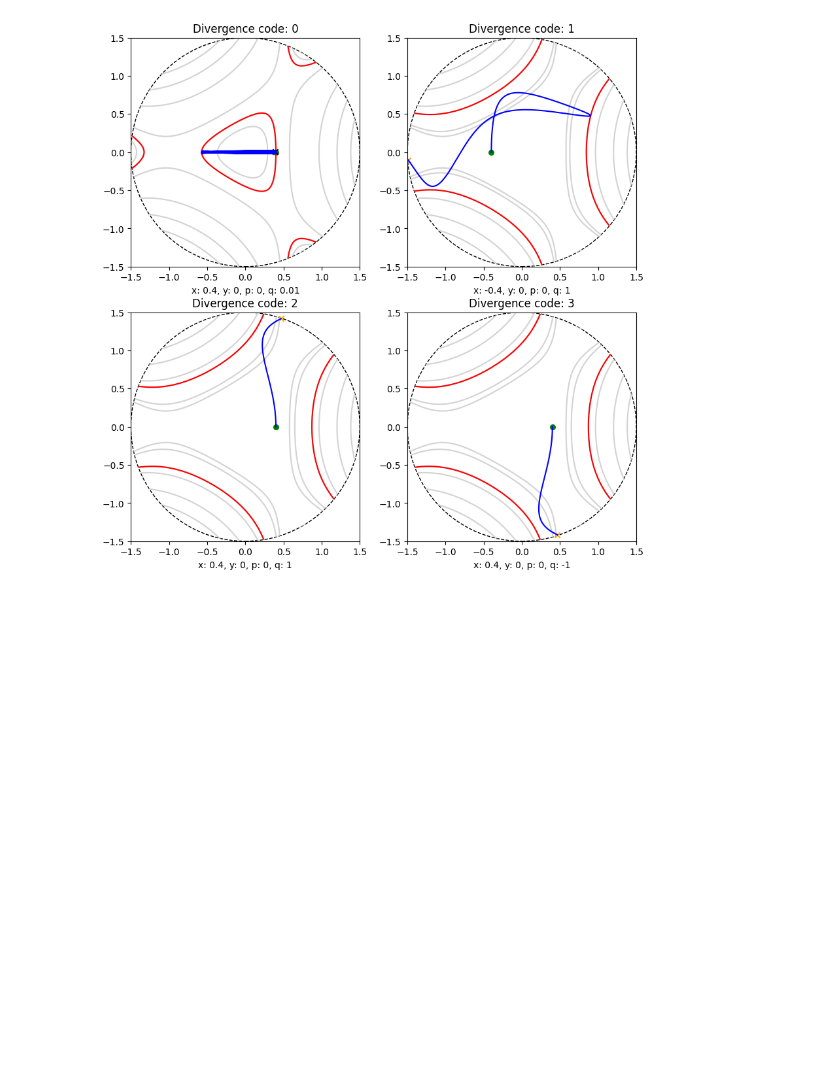
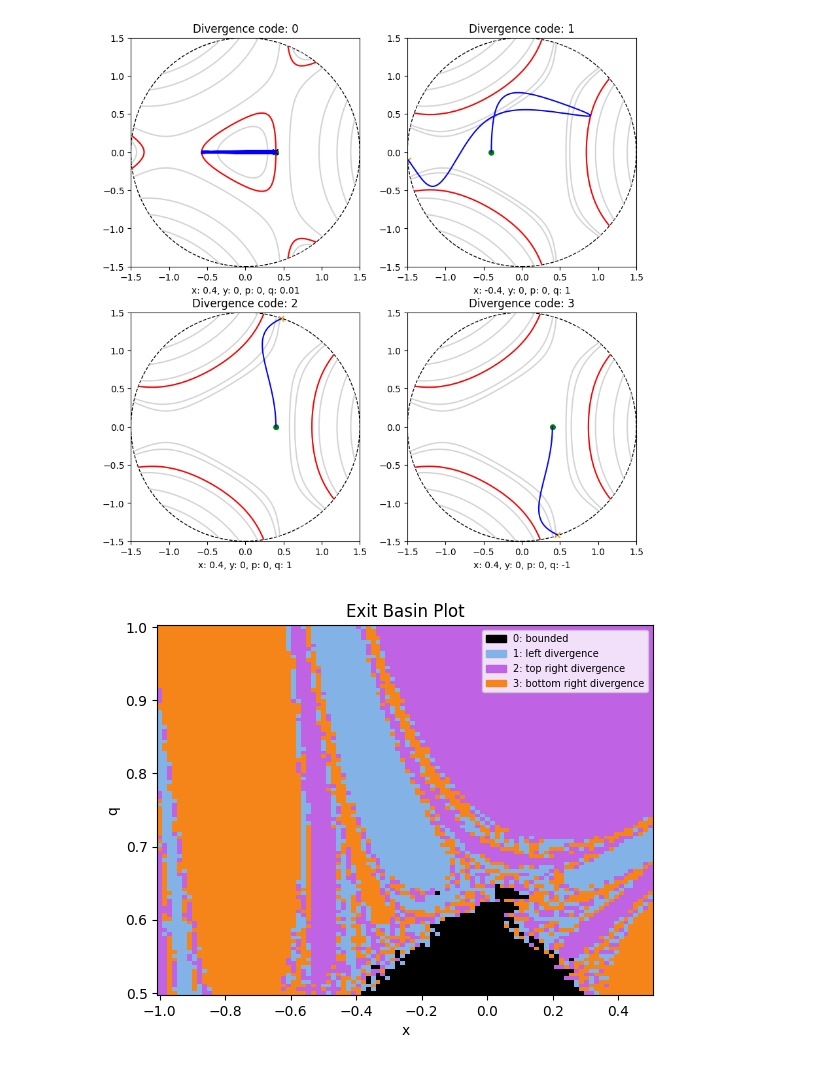
Before and after one commit to ProgramPhantom/MPS224-Scientific-Computing, a Jupyter notebook: Assignment 2/assignment2.ipynb, the cells around one changed output. Cells and saved outputs as stored; diff of their text form; code cells hidden in the pictures; blank space fills up the shorter version.

```diff
--- a/Assignment 2/assignment2.ipynb
+++ b/Assignment 2/assignment2.ipynb
@@ -827,38 +822,53 @@ show_trajectory_fancy_3(u0_3, ax=axes[1, 1], title=f"Divergence code: {category_
 [figure]
 # %%
 from matplotlib.colors import ListedColormap
+import matplotlib.patches as mpatches
 
-def create_divergence_map(n=50):
+
+def create_exit_basin_plot(n=100):
     xs = np.linspace(-1, 0.5, n)
     qs = np.linspace(0.5, 1, n)
 
     X, Q = np.meshgrid(xs, qs)
 
     C = np.empty_like(X, dtype=float)
 
     for i in range(n):
         for j in range(n):
             u0 = [X[i, j], 0, 0, Q[i, j]]
             C[i, j] = categorise_trajectory(u0)
 
 
     cmap = ListedColormap([
-        "black",   # 0
-        "blue",    # 1
-        "green",   # 2
-        "red"      # 3
+        "black",
+        "#82B2E6",
+        "#BF62E3",
+        "#F58518"
     ])
+    labels = [
+        "0: bounded",
+        "1: left divergence",
+        "2: top right divergence",
+        "3: bottom right divergence"
+    ]
+
+    # Create legend patches
+    patches = [
+        mpatches.Patch(color=cmap(i), label=labels[i])
+        for i in range(4)
+    ]
+
 
     plt.figure()
     plt.pcolormesh(X, Q, C, cmap=cmap, shading='auto')
 
-    cbar = plt.colorbar(ticks=[0, 1, 2, 3])
-    cbar.set_label("Trajectory Category")
-
     plt.xlabel("x")
     plt.ylabel("q")
-    plt.title("Divergence Map")
+    plt.title("Exit Basin Plot")
+    plt.legend(handles=patches, loc="upper right", prop={'size': 7})
 
     plt.show()
 
-create_divergence_map()
+create_exit_basin_plot()
+# %% [output]
+[figure, added]
```
Also changed, not shown: parts of 10 cells of this notebook, 1 other file.
